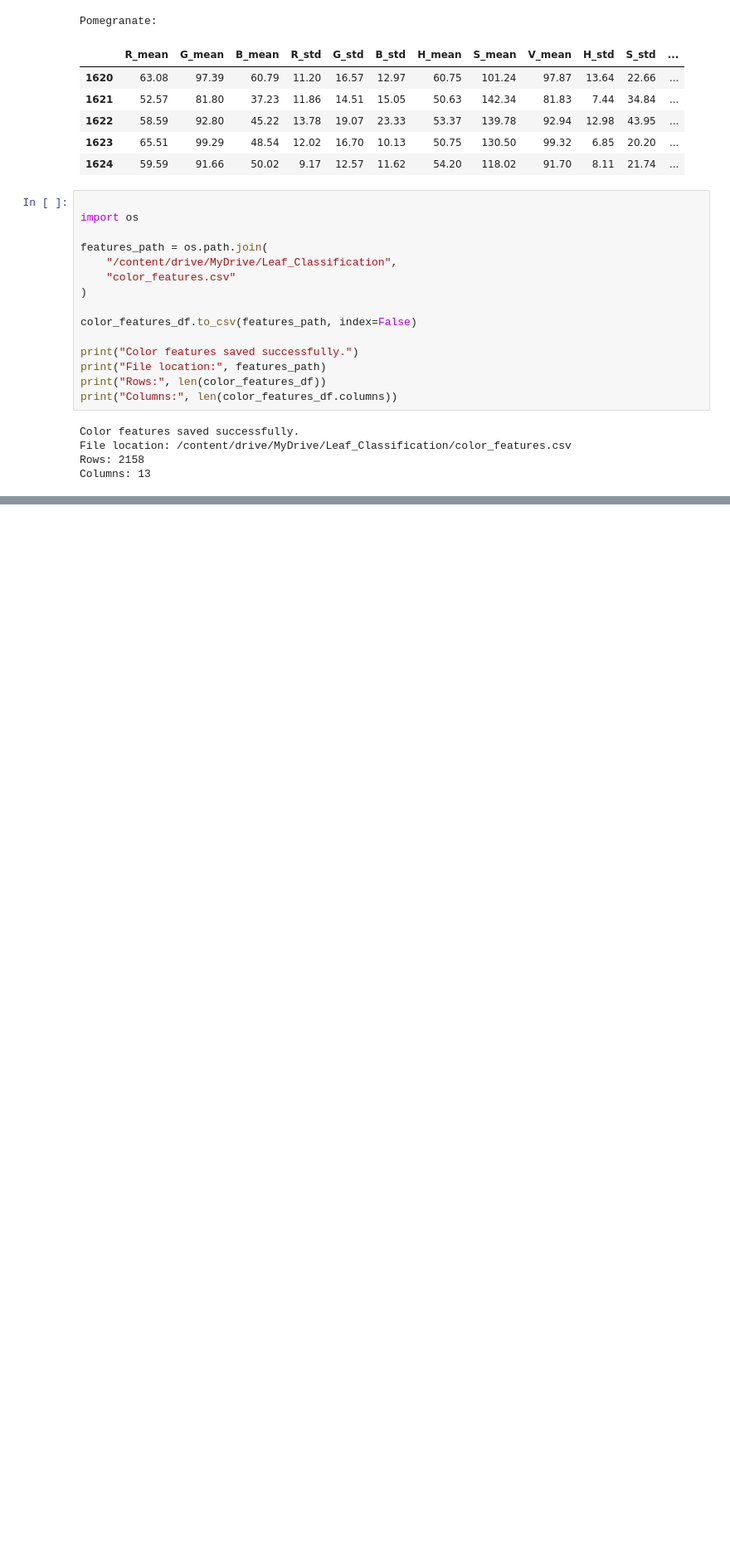
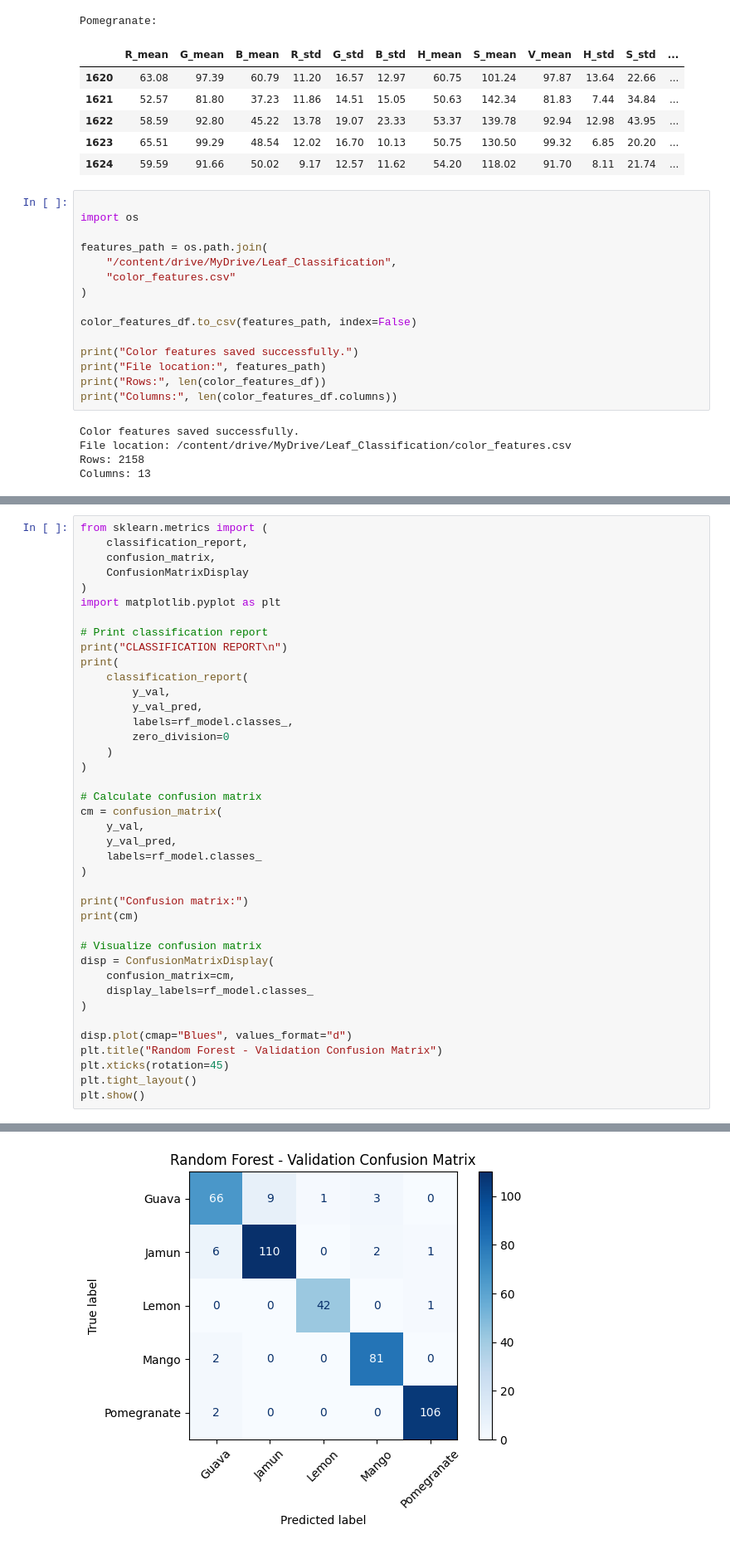
Before and after one commit to Sourabh-IISER/LEAF_CLASSIFICATION, a Jupyter notebook: notebooks/leaf_classification.ipynb, the cells around one changed output, grey strips where cells are left out. Shown at 83% size. Drawn from its saved outputs; the diff is of its cells as text; blank space fills up the shorter version.

```diff
--- a/notebooks/leaf_classification.ipynb
+++ b/notebooks/leaf_classification.ipynb
@@ -1081,0 +1520,41 @@ Columns: 13
+# %%
+from sklearn.metrics import (
+    classification_report,
+    confusion_matrix,
+    ConfusionMatrixDisplay
+)
+import matplotlib.pyplot as plt
+
+# Print classification report
+print("CLASSIFICATION REPORT\n")
+print(
+    classification_report(
+        y_val,
+        y_val_pred,
+        labels=rf_model.classes_,
+        zero_division=0
+    )
+)
+
+# Calculate confusion matrix
+cm = confusion_matrix(
+    y_val,
+    y_val_pred,
+    labels=rf_model.classes_
+)
+
+print("Confusion matrix:")
+print(cm)
+
+# Visualize confusion matrix
+disp = ConfusionMatrixDisplay(
+    confusion_matrix=cm,
+    display_labels=rf_model.classes_
+)
+
+disp.plot(cmap="Blues", values_format="d")
+plt.title("Random Forest - Validation Confusion Matrix")
+plt.xticks(rotation=45)
+plt.tight_layout()
+plt.show()
+# %% [output]
@@ -1081,0 +1581 @@ Columns: 13
+[figure, added]
```
Also changed, not shown: parts of 31 cells of this notebook.
